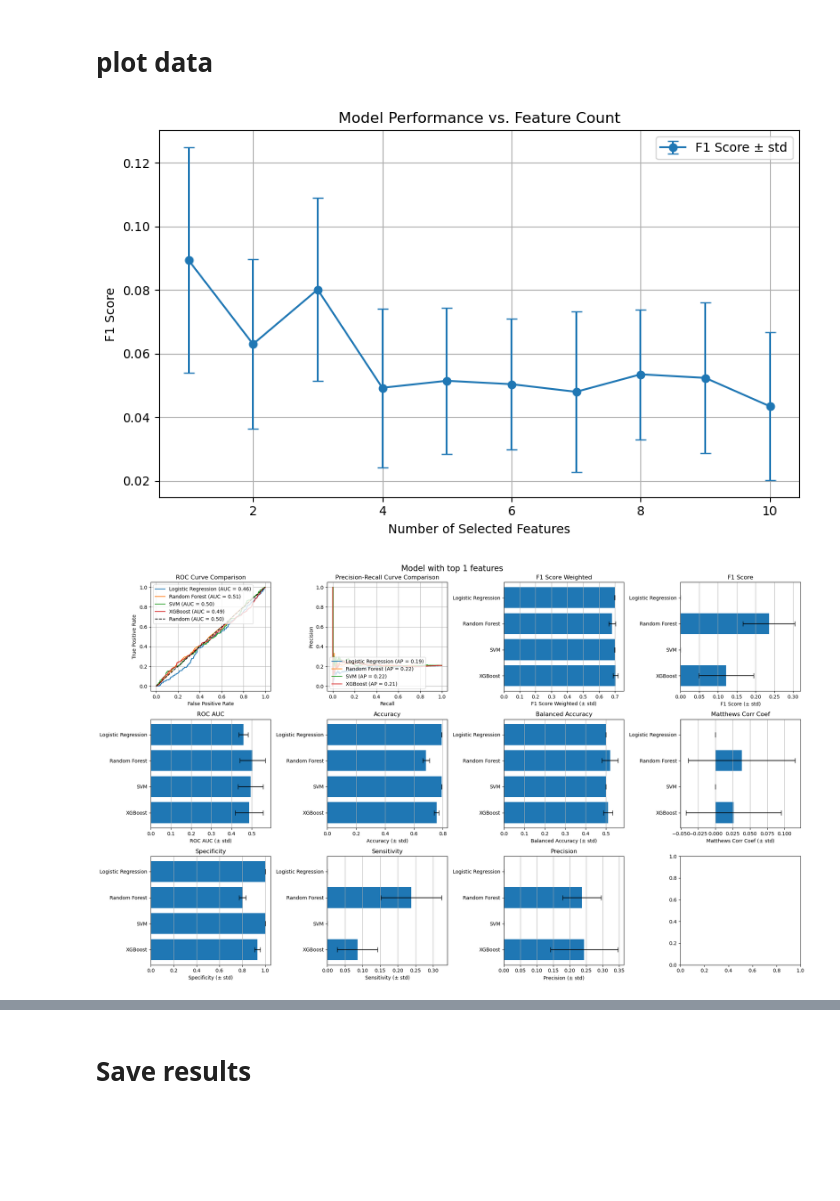
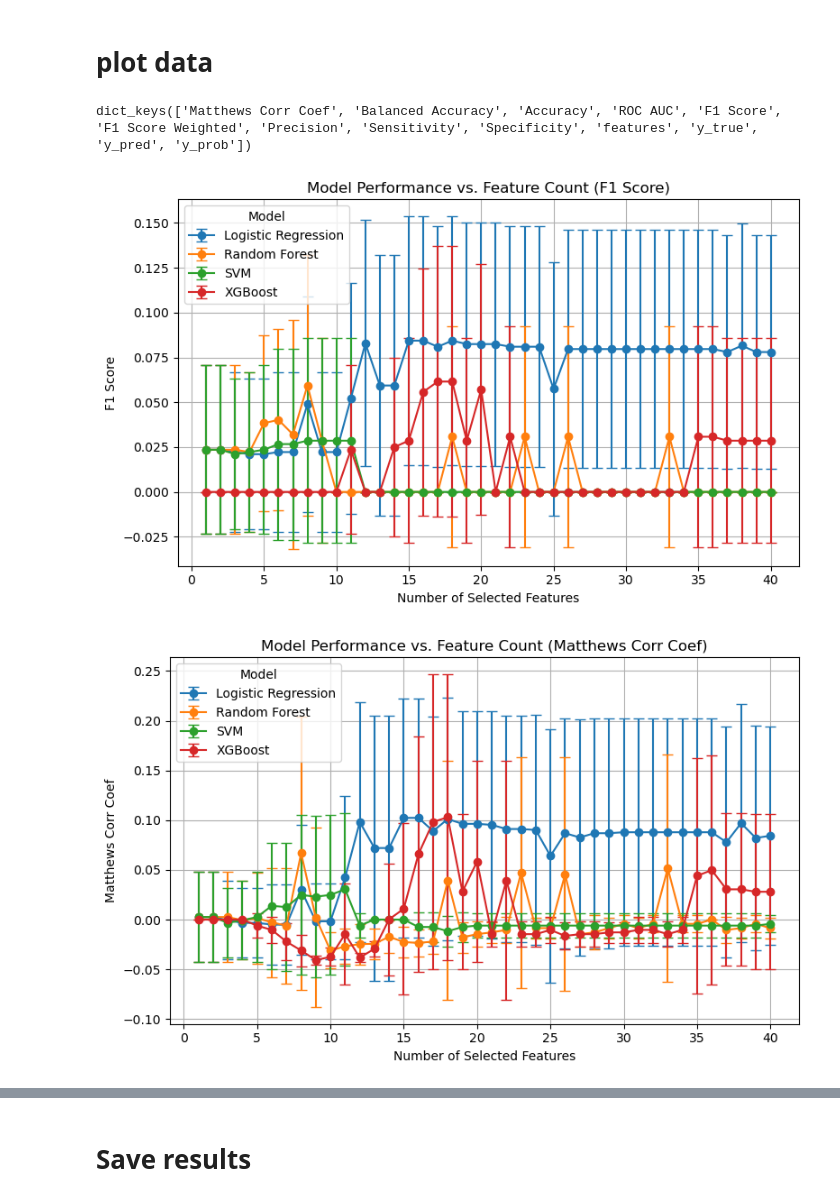
Before and after one commit to CNsquared/breast-cancer-team-1, a Jupyter notebook: project-5/notebooks/chris/latent_space_large.ipynb, the cells around one changed output, grey strips where cells are left out. Drawn from its saved outputs; the diff is of its cells as text; code cells hidden in the pictures; blank space fills up the shorter version.

Commit message:
graphs

```diff
--- a/project-5/notebooks/chris/latent_space_large.ipynb
+++ b/project-5/notebooks/chris/latent_space_large.ipynb
@@ -80,10 +117,10 @@ geneExpParams = {
 
 all_exp = GeneExpPreprocessor(**geneExpParams, filter_subtypes=False, save=False).get_df()
 
-with open("/home/chris/code/ucsd/beng285/breast-cancer-team-1/project-5/data/processed/optimal_latent_0607_20-30_no_model_state.pkl", "rb") as f:
+with open("data/processed/optimal_latent_0607_20-30_no_model_state.pkl", "rb") as f:
     results = pickle.load(f)
 
-losses = pd.read_csv('/home/chris/code/ucsd/beng285/breast-cancer-team-1/project-5/data/processed/optimal_latent_cv_losses_0607_20-30.csv')
+losses = pd.read_csv('data/processed/optimal_latent_cv_losses_0607_20-30.csv')
 
 plt.figure(figsize=(10, 6))
 plt.errorbar(losses["latent_dim"], losses["avg_cv_loss"], yerr=losses["std_cv_loss"], label="Average CV Loss ± Std", fmt='-o')
@@ -140,6 +177,7 @@ new_index = features.index.set_levels(
 
 features.index = new_index
 # %%
+df['stage'] = metadata['stage']
 df = pd.merge(df, features.iloc[:,:-5], left_index=True, right_index=True)
 # %% [markdown]
 <h1>Generate X and y</h1>
@@ -218,5 +270,5 @@ Text(0.5, 1.0, 'DFS > 5 years')
 # %%
-categorical_cols = ['Subtype', 'BRCA', 'stage', 'Race Category']
+categorical_cols = ['Subtype', 'BRCA', 'stage', 'Race Category', 'Tumor Type']
 
 def preprocessor(X: pd.DataFrame) -> pd.DataFrame:
     X = X.copy()
@@ -253,18 +305,18 @@ def training_fold_filtering(X: pd.DataFrame, y: np.ndarray, k: int) -> tuple[pd.
 # %%
 # evaluate models with different number of features
 results = {}
-for k in range(1, 11):
+for k in range(1,41):
     print(f"Evaluating models with top {k} features...")
     results[k] = evaluate_models(X, y, filter_data=training_fold_filtering, k=k, preprocess=preprocessor)
 
-# find the top 4 models based on average of models' f1 score
+# find the top 4 models based on max of models' f1 score
 f1_scores = []
 result_k = []
 for k, res in results.items():
     scores = []
     for name, model in res.items():
         scores.append(model['F1 Score']['global'])
-    f1_scores.append(np.mean(scores))
+    f1_scores.append(np.max(scores))
     result_k.append(k)
 
 # get the top 3 models
@@ -283,39 +342,15 @@ Evaluating models with top 10 features...
 # %% [markdown]
 <h1>plot data</h1>
+# %%
+results[1]['Logistic Regression'].keys()
+# %% [output]
+dict_keys(['Matthews Corr Coef', 'Balanced Accuracy', 'Accuracy', 'ROC AUC', 'F1 Score', 'F1 Score Weighted', 'Precision', 'Sensitivity', 'Specificity', 'features', 'y_true', 'y_pred', 'y_prob'])
 # %%
-feature_counts, f1_means, f1_stds = [], [], []
-for k, models in results.items():
-    feature_counts.append(k)
-    f1_means.append(np.mean([model['F1 Score']['mean'] for model in models.values()]))
-    f1_stds.append(np.std([model['F1 Score']['std'] for model in models.values()]))
-
-fig, ax = plt.subplots(figsize=(8, 5))
-ax.errorbar(feature_counts, f1_means, yerr=f1_stds, fmt='o-', capsize=4, label="F1 Score ± std")
-
-ax.set_xlabel("Number of Selected Features")
-ax.set_ylabel("F1 Score")
-ax.set_title("Model Performance vs. Feature Count")
-ax.grid(True)
-ax.legend()
-plt.tight_layout()
-plt.show()
-
-for k in top_k:
-    fig, axes = plt.subplots(3, 4, figsize=(20, 12))
-
-    plot_roc_curves(results[k], ax=axes[0, 0])
-    plot_precision_recall_curves(results[k], ax=axes[0, 1])
-    plot_classification_metric(results[k], ax=axes[0, 2], metric='F1 Score Weighted')
-    plot_classification_metric(results[k], ax=axes[0, 3], metric='F1 Score')
-    plot_classification_metric(results[k], ax=axes[1, 0], metric='ROC AUC')
-    plot_classification_metric(results[k], ax=axes[1, 1], metric='Accuracy')
-    plot_classification_metric(results[k], ax=axes[1, 2], metric='Balanced Accuracy')
-    plot_classification_metric(results[k], ax=axes[1, 3], metric='Matthews Corr Coef')
-    plot_classification_metric(results[k], ax=axes[2, 0], metric='Specificity')
-    plot_classification_metric(results[k], ax=axes[2, 1], metric='Sensitivity')
-    plot_classification_metric(results[k], ax=axes[2, 2], metric='Precision')
-    fig.suptitle(f"Model with top {k} features", fontsize=16)
-    fig.tight_layout()
+fig = plot_model_metric_vs_feature_count(results, 'F1 Score')
+fig.show()
+fig = plot_model_metric_vs_feature_count(results, 'Matthews Corr Coef')
+fig.show()
+fig = plot_model_metric_vs_feature_count(results, 'Precision')
 # %% [output]
-[figure, old version]
+[figure, new version]
-[figure, old version]
+[figure, new version]
```
Also changed, not shown: parts of 10 cells of this notebook.
